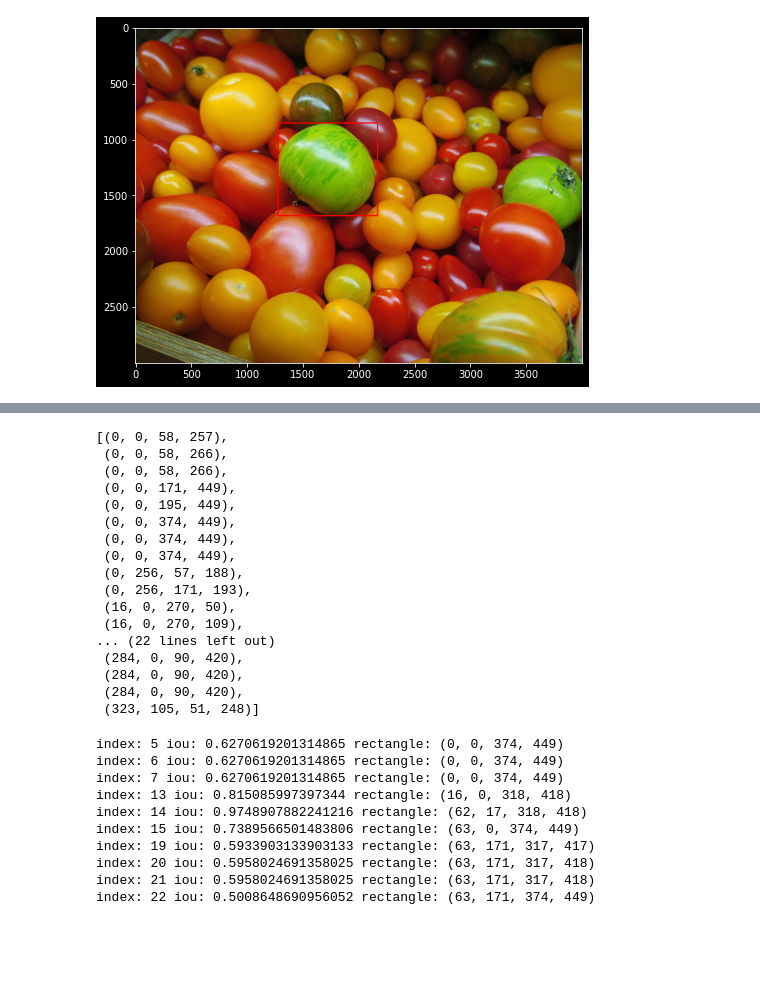
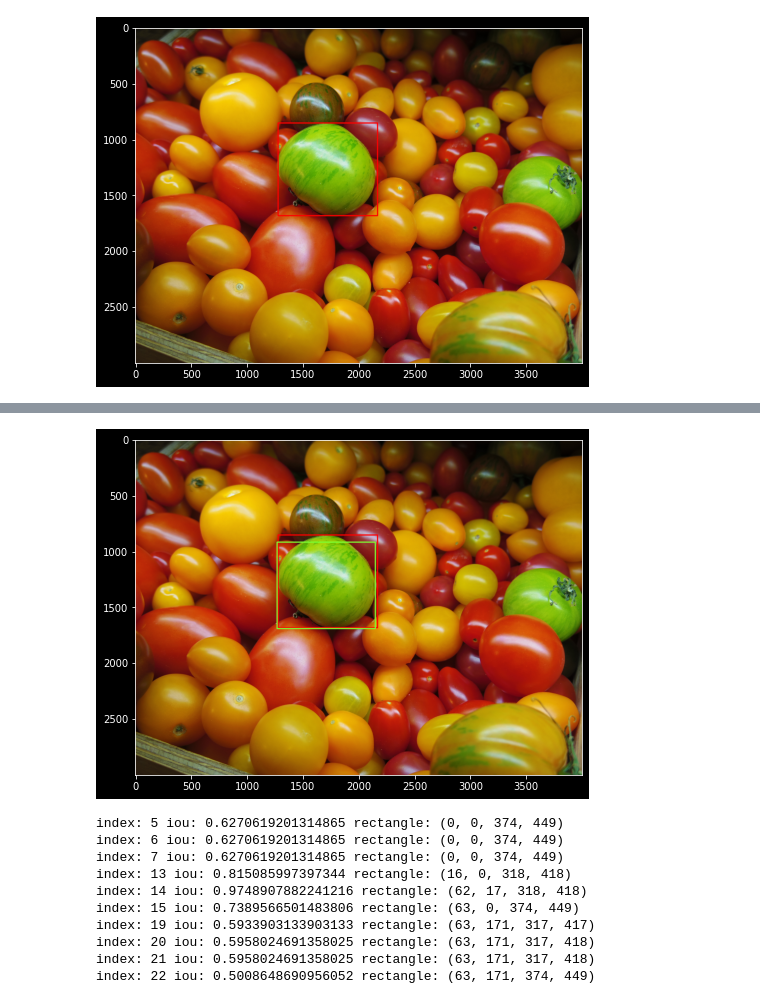
Before and after one commit to KimRass/warehouse, a Jupyter notebook: Data Science/Machine Learning/Computer Vision/Selective Search.ipynb, the cells around one changed output, grey strips where cells are left out. Saved outputs shown, nothing was run; the diff lists cells and outputs as text; code cells hidden in the pictures; blank space fills up the shorter version.

```diff
--- a/Data Science/Machine Learning/Computer Vision/Selective Search.ipynb
+++ b/Data Science/Machine Learning/Computer Vision/Selective Search.ipynb
@@ -77,8 +77,7 @@ plt.imshow(img_rects);
 # %%
-gt_bbox = [1280, 850, 890, 830]
+gt_bbox = [1280, 850, 2170, 1680]
 rgb_red = (255, 0 , 0)
-img_gt = img_rgb.copy()
-img_gt = cv2.rectangle(img=img_gt, pt1=(gt_bbox[0], gt_bbox[1]), pt2=(gt_bbox[0] + gt_bbox[2], gt_bbox[1] + gt_bbox[3]), color=rgb_red, thickness=10)
+img_gt = cv2.rectangle(img=img_rgb.copy(), pt1=(gt_bbox[0], gt_bbox[1]), pt2=(gt_bbox[2], gt_bbox[3]), color=rgb_red, thickness=10)
 
 plt.figure(figsize=(8, 8))
 plt.imshow(img_gt);
@@ -103,9 +85,0 @@ def giou(x, gt_box):
-# %%
-cand_rects = [cand["rect"] for cand in regions]
-for index, cand_box in enumerate(cand_rects):
-    cand_box = list(cand_box)
-    cand_box[2] += cand_box[0]
-    cand_box[3] += cand_box[1]
-
-    iou = giou(cand_box, gt_box)
-    print("index:", index, "iou:", iou)
@@ -130,25 +86,38 @@ index: 52 iou: 0.6270619201314865
-# %%
-cand_rects = [cand["rect"] for cand in regions if cand["size"] > 5000]
-cand_rects.sort()
-cand_rects
-# %% [output]
-[(0, 0, 58, 257),
- (0, 0, 58, 266),
- (0, 0, 58, 266),
- (0, 0, 171, 449),
- (0, 0, 195, 449),
- (0, 0, 374, 449),
- (0, 0, 374, 449),
- (0, 0, 374, 449),
- (0, 256, 57, 188),
- (0, 256, 171, 193),
- (16, 0, 270, 50),
- (16, 0, 270, 109),
-... (22 lines left out)
- (284, 0, 90, 420),
- (284, 0, 90, 420),
- (284, 0, 90, 420),
- (323, 105, 51, 248)]
+# %%
+def giou(bbox1, bbox2):
+		# (x1, y1, x2, y2)
+		bbox1 = np.array(bbox1)
+		bbox2 = np.array(bbox2)
+
+		area_bbox1 = (bbox1[2] - bbox1[0])*(bbox1[3] - bbox1[1])
+		area_bbox2 = (bbox2[2] - bbox2[0])*(bbox2[3] - bbox2[1])
+
+		pt1_intsec = np.maximum(bbox1[:2], bbox2[:2])
+		pt2_intsec = np.minimum(bbox1[2:], bbox2[2:])
+		w_intsec, h_intsec = np.maximum(pt2_intsec - pt1_intsec, 0)
+		area_intsec = w_intsec*h_intsec
+
+		area_union = area_bbox1 + area_bbox2 - area_intsec
+
+		iou = np.maximum(area_intsec/area_union, np.finfo(np.float32).eps)
+
+		pt1_enclosed = np.minimum(bbox1[:2], bbox2[:2])
+		pt2_enclosed = np.maximum(bbox1[2:], bbox2[2:])
+		w_enclosed, h_enclosed = np.maximum(pt2_enclosed - pt1_enclosed, 0)
+		area_enclosed = w_enclosed*h_enclosed
+
+		return iou - (area_enclosed - area_union)/area_enclosed
+
+for i, bbox in enumerate(cand_rects):
+    bbox = (bbox[0], bbox[1], bbox[0] + bbox[2], bbox[1] + bbox[3])
+    temp = img_gt.copy()
+    if giou(bbox, gt_bbox) > 0.5:
+        img_gt_rects = cv2.rectangle(img=temp, pt1=(bbox[0], bbox[1]), pt2=(bbox[2], bbox[3]), color=rgb_green, thickness=10)
+
+plt.figure(figsize=(8, 8))
+plt.imshow(img_gt_rects);
+# %% [output]
+[figure, added]
 # %%
 # img = cv2.imread("audrey01.jpg")
 # img_rgb = cv2.cvtColor(img, cv2.COLOR_BGR2RGB)
```
Also changed, not shown: parts of 3 cells of this notebook.
